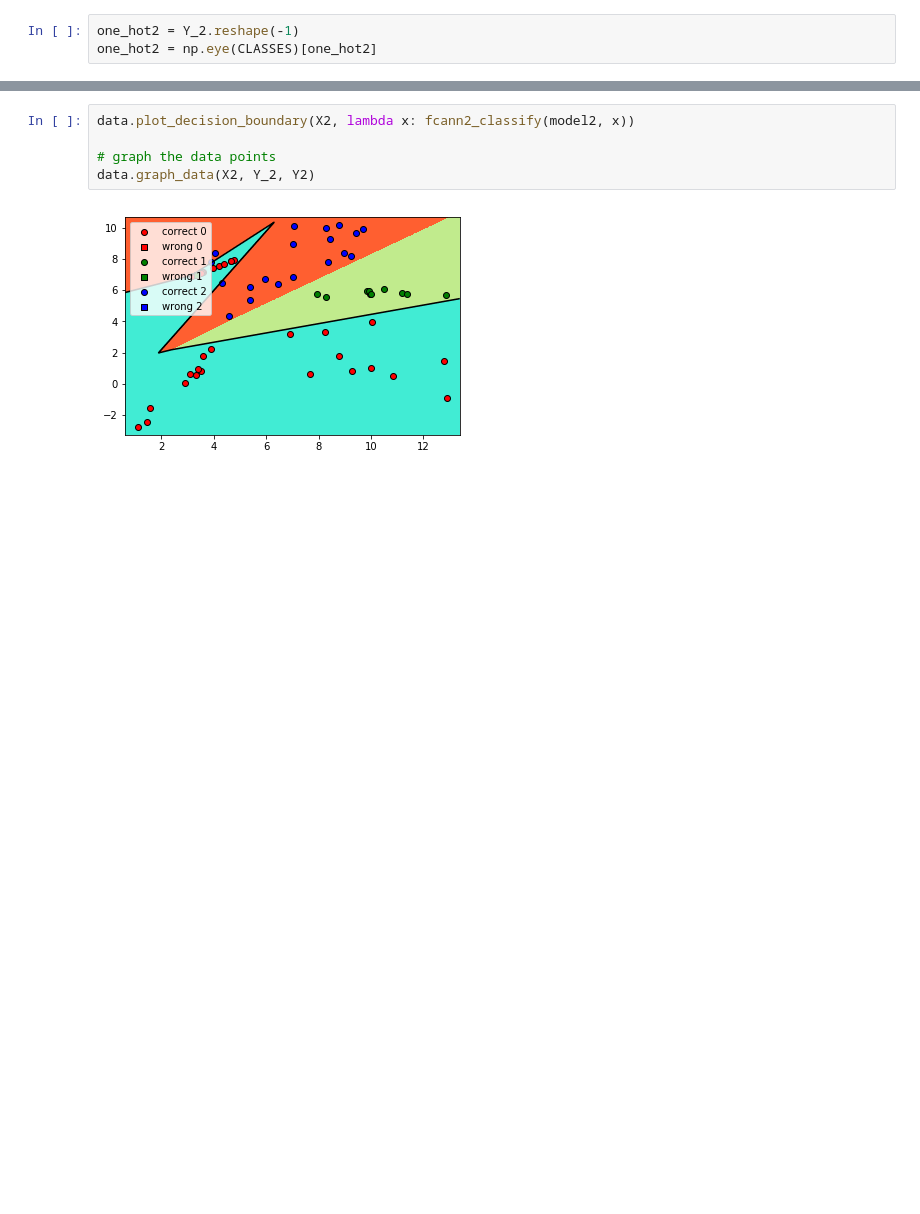
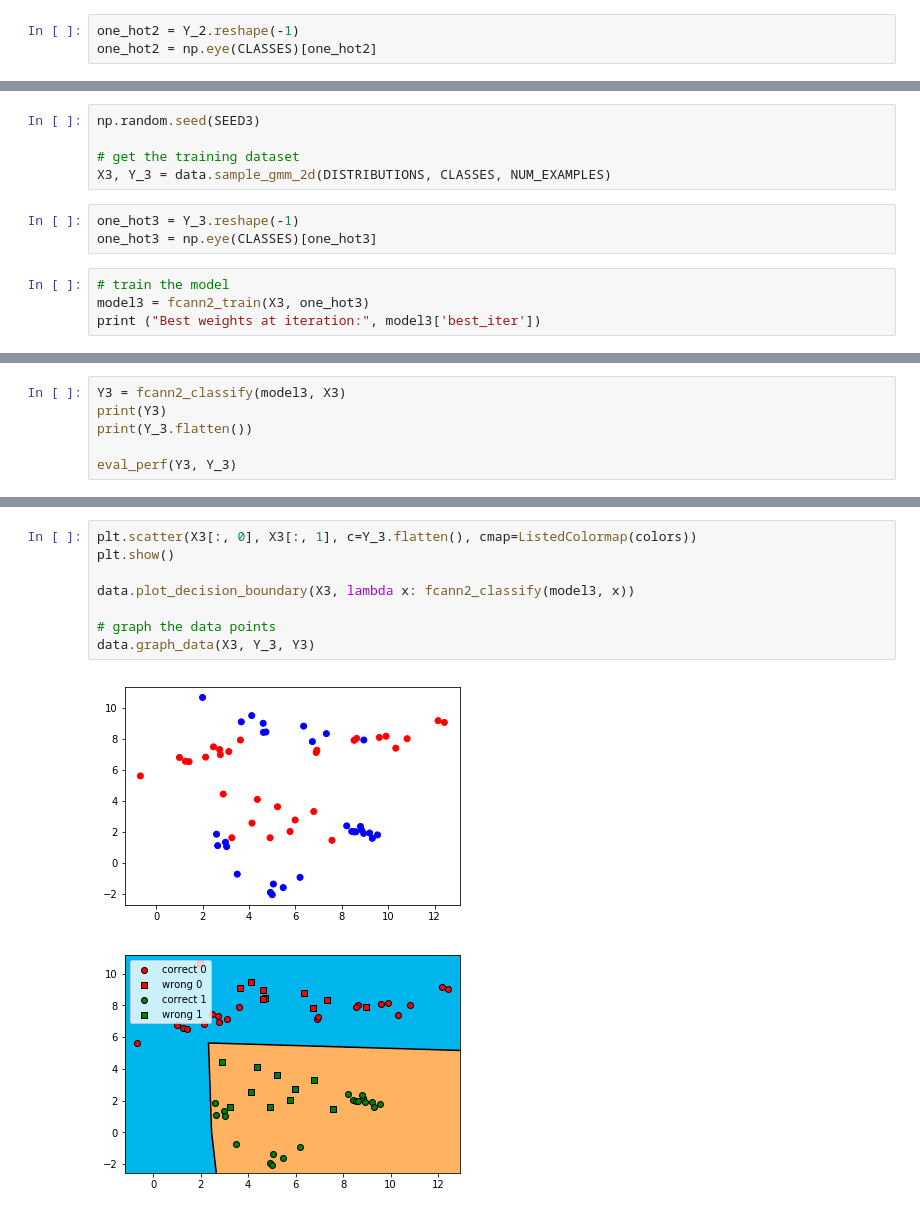
Before and after one commit to dreyus95/DL_labs, a Jupyter notebook: DL_1_lab/fcann2.ipynb, the cells around one changed output, grey strips where cells are left out. Cells and saved outputs as stored; diff of their text form; blank space fills up the shorter version.

```diff
--- a/DL_1_lab/fcann2.ipynb
+++ b/DL_1_lab/fcann2.ipynb
@@ -250,0 +262,12 @@ plt.show()
+# %%
+np.random.seed(SEED3)
+
+# get the training dataset
+X3, Y_3 = data.sample_gmm_2d(DISTRIBUTIONS, CLASSES, NUM_EXAMPLES)
+# %%
+one_hot3 = Y_3.reshape(-1)
+one_hot3 = np.eye(CLASSES)[one_hot3]
+# %%
+# train the model
+model3 = fcann2_train(X3, one_hot3)
+print ("Best weights at iteration:", model3['best_iter'])
@@ -250,0 +292,6 @@ plt.show()
+# %%
+Y3 = fcann2_classify(model3, X3)
+print(Y3)
+print(Y_3.flatten())
+
+eval_perf(Y3, Y_3)
@@ -251,7 +307,11 @@ plt.show()
 # %%
-data.plot_decision_boundary(X2, lambda x: fcann2_classify(model2, x))
+plt.scatter(X3[:, 0], X3[:, 1], c=Y_3.flatten(), cmap=ListedColormap(colors))
+plt.show()
+
+data.plot_decision_boundary(X3, lambda x: fcann2_classify(model3, x))
 
 # graph the data points
-data.graph_data(X2, Y_2, Y2)
+data.graph_data(X3, Y_3, Y3)
 # %% [output]
-[figure, old version]
+[figure, new version]
+[figure, added]
```
Also changed, not shown: parts of 16 cells of this notebook, 3 other files.
